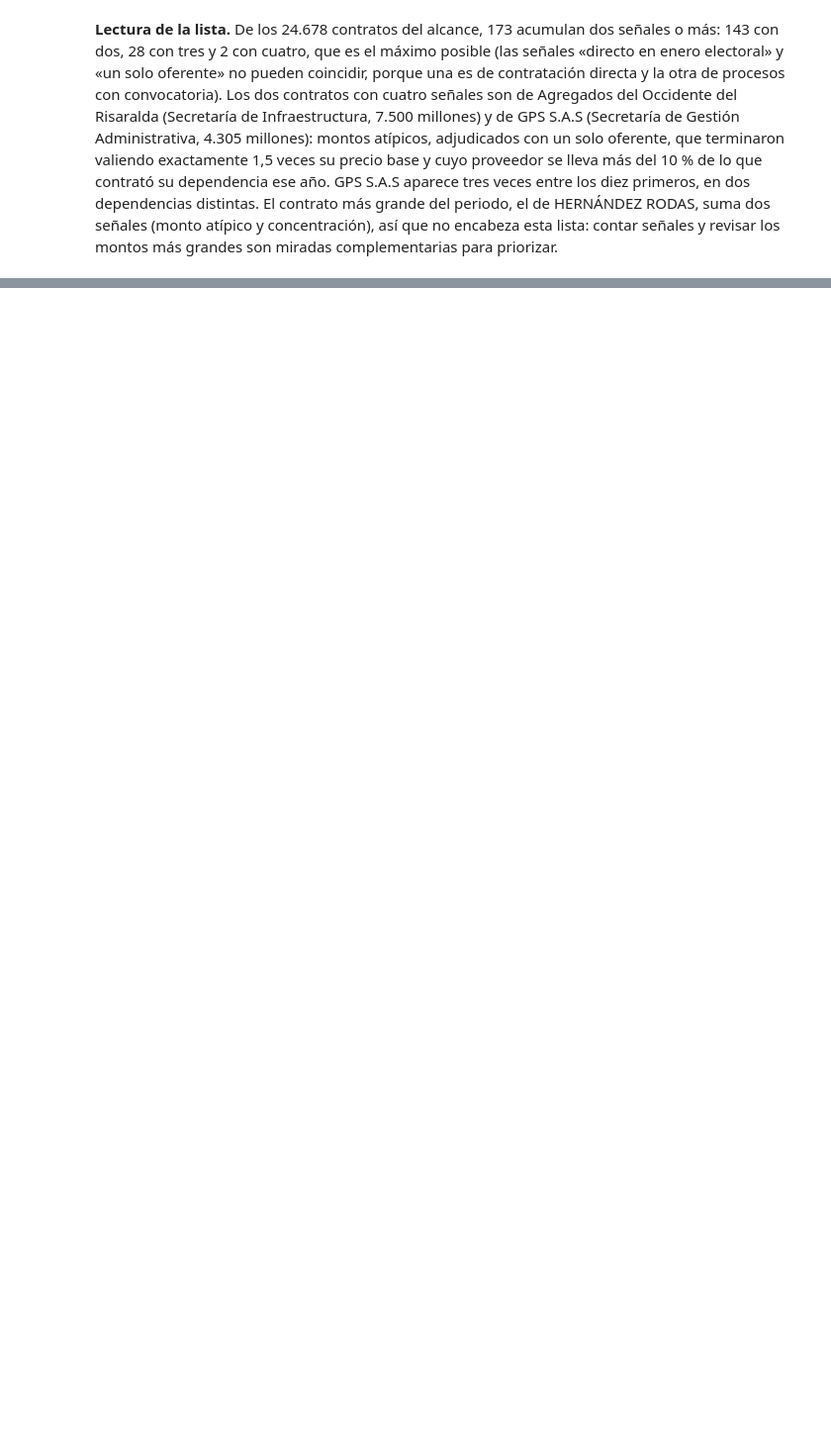
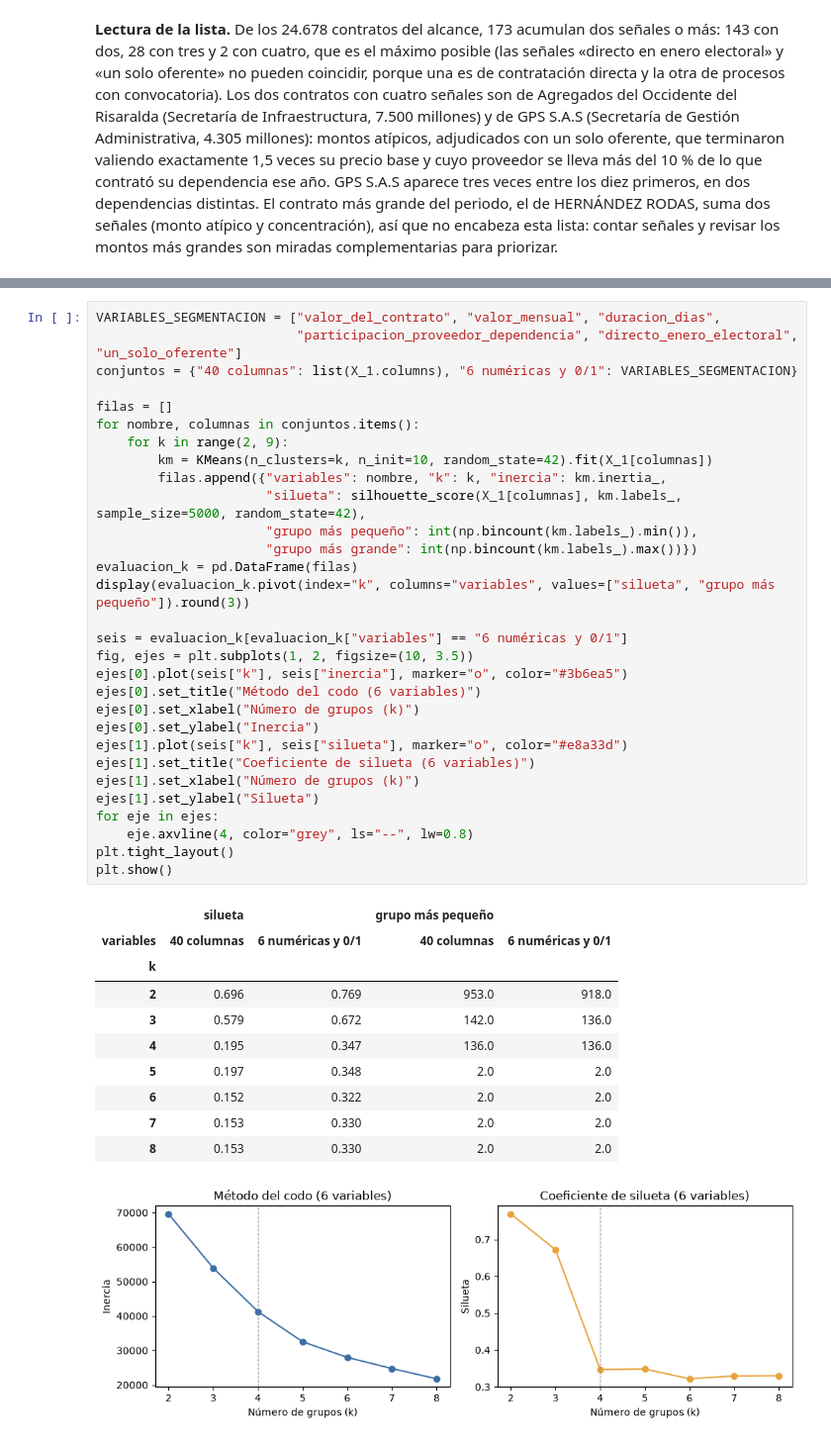
Before and after one commit to jahenao28-jh/contratacion-publica-pereira, a Jupyter notebook: notebooks/01_ingesta.ipynb, the cells around one changed output, grey strips where cells are left out. Shown at 99% size. Cells and saved outputs as stored; diff of their text form; blank space fills up the shorter version.

```diff
--- a/notebooks/01_ingesta.ipynb
+++ b/notebooks/01_ingesta.ipynb
@@ -1443,0 +1468,42 @@ Contratos: 24678 | variables: 40
+# %%
+VARIABLES_SEGMENTACION = ["valor_del_contrato", "valor_mensual", "duracion_dias",
+                          "participacion_proveedor_dependencia", "directo_enero_electoral", "un_solo_oferente"]
+conjuntos = {"40 columnas": list(X_1.columns), "6 numéricas y 0/1": VARIABLES_SEGMENTACION}
+
+filas = []
+for nombre, columnas in conjuntos.items():
+    for k in range(2, 9):
+        km = KMeans(n_clusters=k, n_init=10, random_state=42).fit(X_1[columnas])
+        filas.append({"variables": nombre, "k": k, "inercia": km.inertia_,
+                      "silueta": silhouette_score(X_1[columnas], km.labels_, sample_size=5000, random_state=42),
+                      "grupo más pequeño": int(np.bincount(km.labels_).min()),
+                      "grupo más grande": int(np.bincount(km.labels_).max())})
+evaluacion_k = pd.DataFrame(filas)
+display(evaluacion_k.pivot(index="k", columns="variables", values=["silueta", "grupo más pequeño"]).round(3))
+
+seis = evaluacion_k[evaluacion_k["variables"] == "6 numéricas y 0/1"]
+fig, ejes = plt.subplots(1, 2, figsize=(10, 3.5))
+ejes[0].plot(seis["k"], seis["inercia"], marker="o", color="#3b6ea5")
+ejes[0].set_title("Método del codo (6 variables)")
+ejes[0].set_xlabel("Número de grupos (k)")
+ejes[0].set_ylabel("Inercia")
+ejes[1].plot(seis["k"], seis["silueta"], marker="o", color="#e8a33d")
+ejes[1].set_title("Coeficiente de silueta (6 variables)")
+ejes[1].set_xlabel("Número de grupos (k)")
+ejes[1].set_ylabel("Silueta")
+for eje in ejes:
+    eje.axvline(4, color="grey", ls="--", lw=0.8)
+plt.tight_layout()
+plt.show()
+# %% [output]
+|  | silueta |  | grupo más pequeño |  |
+| variables | 40 columnas | 6 numéricas y 0/1 | 40 columnas | 6 numéricas y 0/1 |
+| k |  |  |  |  |
+| 2 | 0.696 | 0.769 | 953.0 | 918.0 |
+| 3 | 0.579 | 0.672 | 142.0 | 136.0 |
+| 4 | 0.195 | 0.347 | 136.0 | 136.0 |
+| 5 | 0.197 | 0.348 | 2.0 | 2.0 |
+| 6 | 0.152 | 0.322 | 2.0 | 2.0 |
+| 7 | 0.153 | 0.330 | 2.0 | 2.0 |
+| 8 | 0.153 | 0.330 | 2.0 | 2.0 |
+[figure, added]
```
Also changed, not shown: parts of 29 cells of this notebook, 15 other files.
